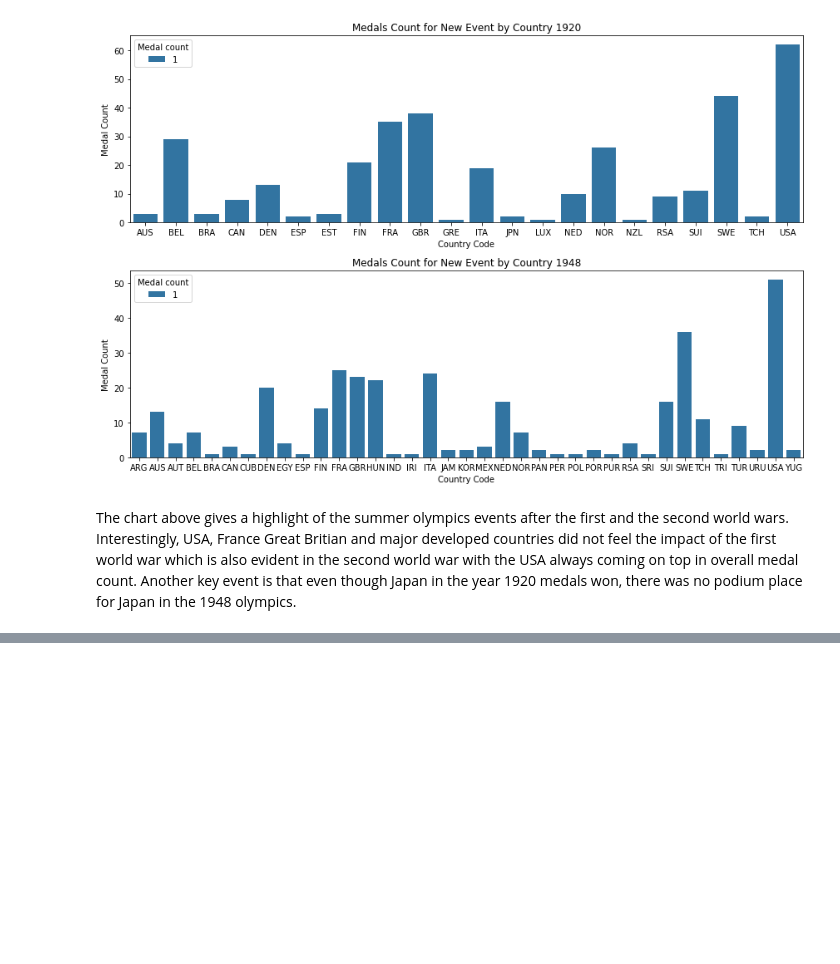
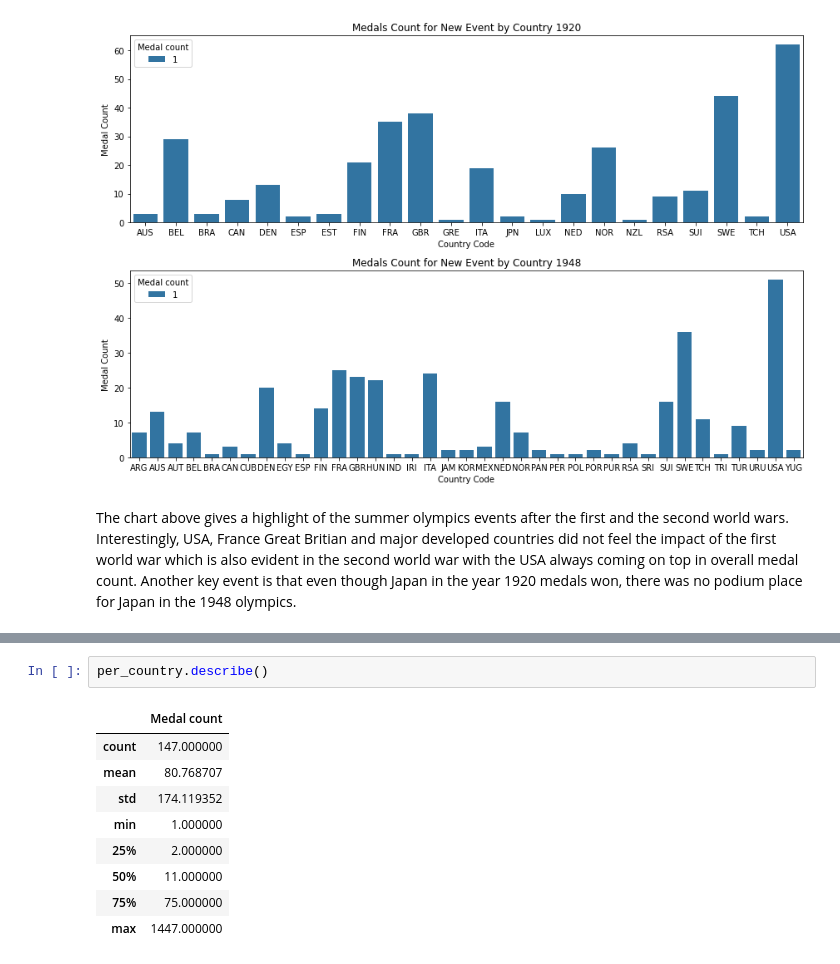
Before and after one commit to TomHOldershaw/Project_1_Team_2, a Jupyter notebook: Notebooks/Q2 - visualisation.ipynb, the cells around one changed output, grey strips where cells are left out. Saved outputs shown, nothing was run; the diff lists cells and outputs as text; blank space fills up the shorter version.

```diff
--- a/Notebooks/Q2 - visualisation.ipynb
+++ b/Notebooks/Q2 - visualisation.ipynb
@@ -307,0 +327,12 @@ The chart above gives a highlight of the summer olympics events after the first
+# %%
+per_country.describe()
+# %% [output]
+|  | Medal count |
+| count | 147.000000 |
+| mean | 80.768707 |
+| std | 174.119352 |
+| min | 1.000000 |
+| 25% | 2.000000 |
+| 50% | 11.000000 |
+| 75% | 75.000000 |
+| max | 1447.000000 |
```
Also changed, not shown: parts of 4 cells of this notebook, 1 other file.
